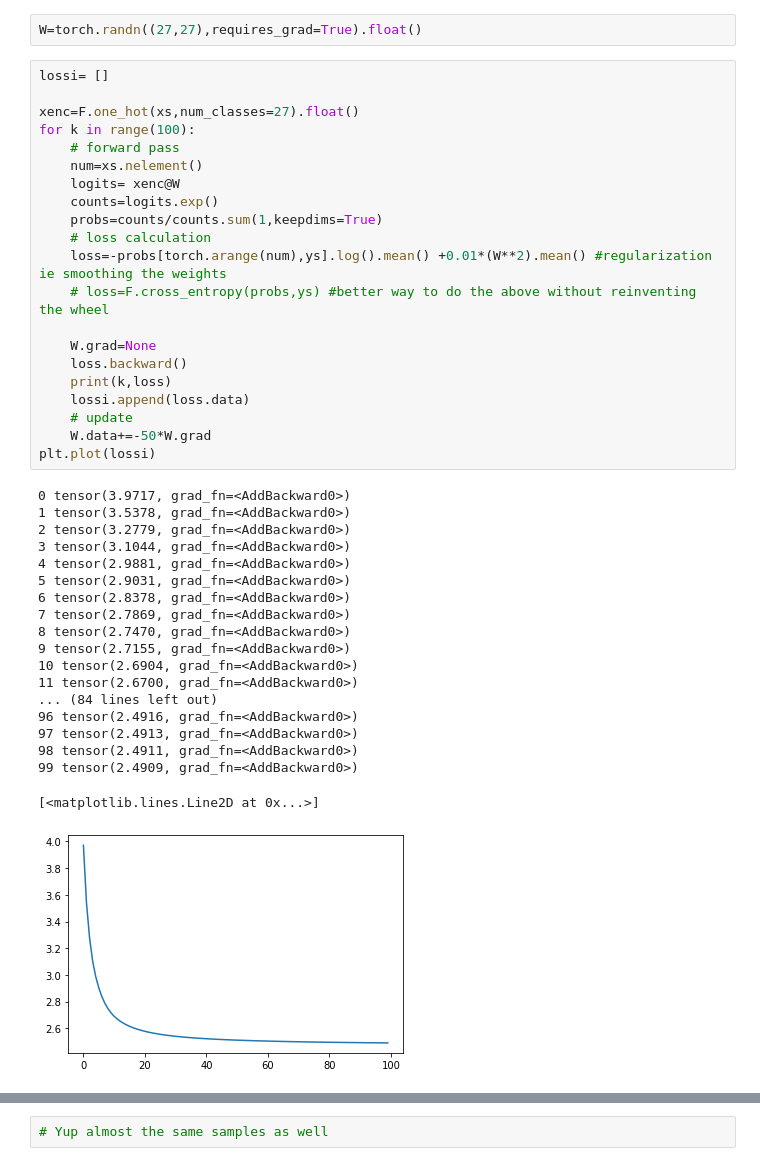
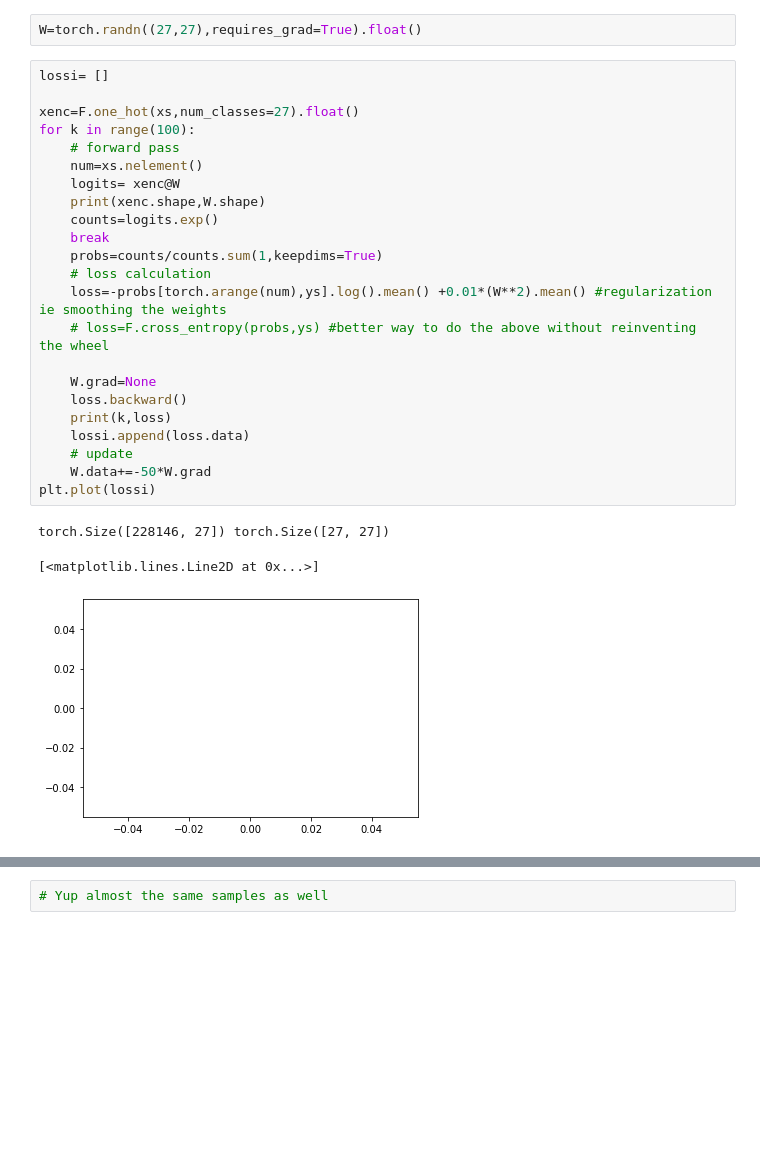
Before and after one commit to VrindavanSanap/makemore, a Jupyter notebook: makemore.ipynb, the cells around one changed output, grey strips where cells are left out. Cells and saved outputs as stored; diff of their text form; blank space fills up the shorter version.

```diff
--- a/makemore.ipynb
+++ b/makemore.ipynb
@@ -134,44 +134,30 @@ W=torch.randn((27,27),requires_grad=True).float()
 # %%
 lossi= []
 
 xenc=F.one_hot(xs,num_classes=27).float()
 for k in range(100):
     # forward pass
     num=xs.nelement()
     logits= xenc@W
+    print(xenc.shape,W.shape)
     counts=logits.exp()
+    break
     probs=counts/counts.sum(1,keepdims=True)
     # loss calculation
     loss=-probs[torch.arange(num),ys].log().mean() +0.01*(W**2).mean() #regularization ie smoothing the weights
     # loss=F.cross_entropy(probs,ys) #better way to do the above without reinventing the wheel
 
     W.grad=None
     loss.backward()
     print(k,loss)
     lossi.append(loss.data)
     # update
     W.data+=-50*W.grad
 plt.plot(lossi)
 # %% [output]
-0 tensor(3.9717, grad_fn=<AddBackward0>)
-1 tensor(3.5378, grad_fn=<AddBackward0>)
-2 tensor(3.2779, grad_fn=<AddBackward0>)
-3 tensor(3.1044, grad_fn=<AddBackward0>)
-4 tensor(2.9881, grad_fn=<AddBackward0>)
-5 tensor(2.9031, grad_fn=<AddBackward0>)
-6 tensor(2.8378, grad_fn=<AddBackward0>)
-7 tensor(2.7869, grad_fn=<AddBackward0>)
-8 tensor(2.7470, grad_fn=<AddBackward0>)
-9 tensor(2.7155, grad_fn=<AddBackward0>)
-10 tensor(2.6904, grad_fn=<AddBackward0>)
-11 tensor(2.6700, grad_fn=<AddBackward0>)
-... (84 lines left out)
-96 tensor(2.4916, grad_fn=<AddBackward0>)
-97 tensor(2.4913, grad_fn=<AddBackward0>)
-98 tensor(2.4911, grad_fn=<AddBackward0>)
-99 tensor(2.4909, grad_fn=<AddBackward0>)
+torch.Size([228146, 27]) torch.Size([27, 27])
 [<matplotlib.lines.Line2D at 0x...>]
-[figure, old version]
+[figure, new version]
 # %%
 #Yay almost the same loss as the model with direct Prob matrix as both of the have essentially the same information
 # Now we will sample the MLP model
```
Also changed, not shown: parts of 1 cell of this notebook, 7 other files.
